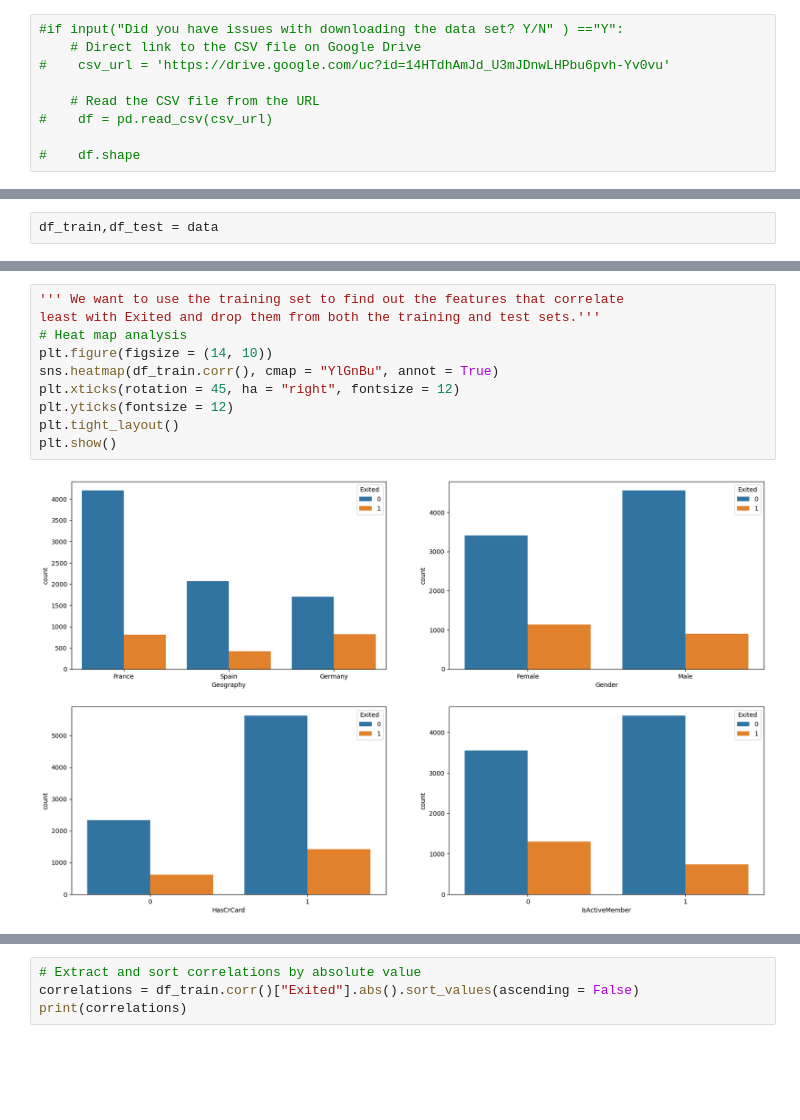
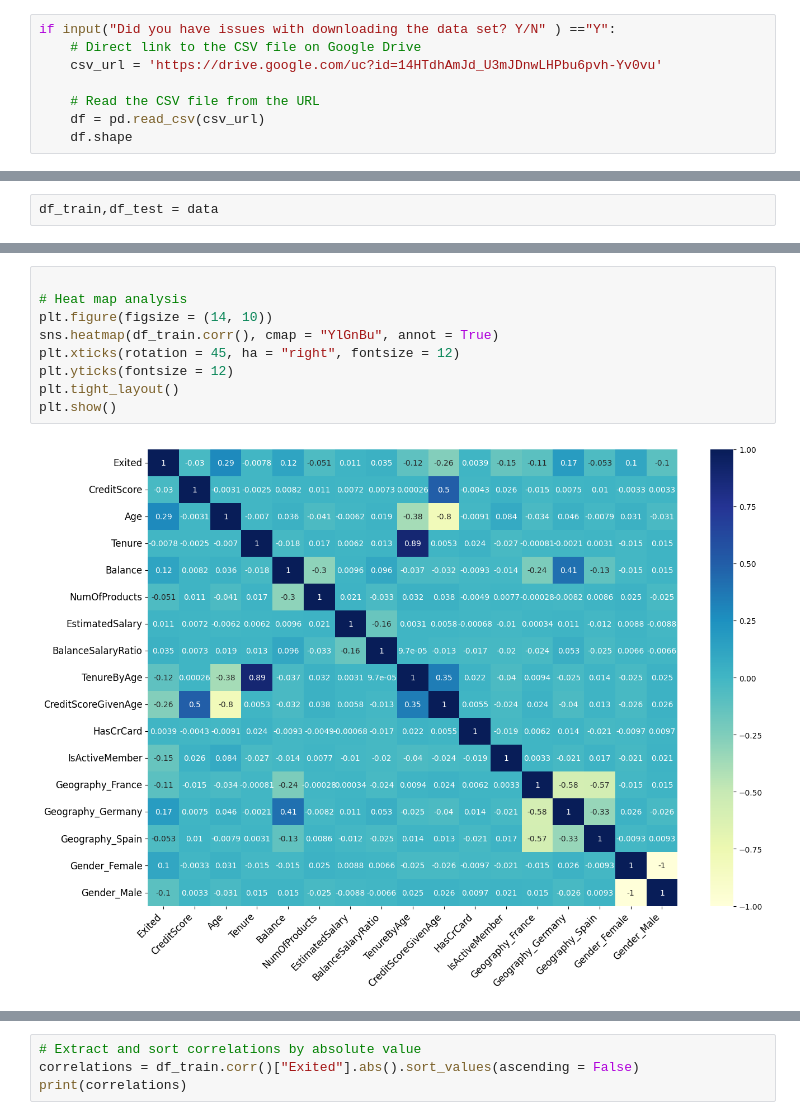
Before and after one commit to djjjones6/Group_Assessment_1, a Jupyter notebook: 02-Pre-Processing/EDA_and_Processing.ipynb, the cells around one changed output, grey strips where cells are left out. Cells and saved outputs as stored; diff of their text form; blank space fills up the shorter version.

```diff
--- a/02-Pre-Processing/EDA_and_Processing.ipynb
+++ b/02-Pre-Processing/EDA_and_Processing.ipynb
@@ -37,14 +52,13 @@ with open('../data/churn_data.pickle', 'rb') as f:
 # %% [markdown]
 ### Alternatively, you may run this code
 # %%
-#if input("Did you have issues with downloading the data set? Y/N" ) =="Y":
+if input("Did you have issues with downloading the data set? Y/N" ) =="Y":
     # Direct link to the CSV file on Google Drive
-#    csv_url = 'https://drive.google.com/uc?id=14HTdhAmJd_U3mJDnwLHPbu6pvh-Yv0vu'
+    csv_url = 'https://drive.google.com/uc?id=14HTdhAmJd_U3mJDnwLHPbu6pvh-Yv0vu'
 
     # Read the CSV file from the URL
-#    df = pd.read_csv(csv_url)
-
-#    df.shape
+    df = pd.read_csv(csv_url)
+    df.shape
 # %% [markdown]
 The DataFrame has 10000 rows with 14 attributes. We continue to identify what attributes will be necessary and what data manipulation needs to be carried out before Exploratory analysis and prediction modelling can be done.
 # %% [markdown]
@@ -337,12 +380,11 @@ df_train,df_test = data
 # %%
-''' We want to use the training set to find out the features that correlate
-least with Exited and drop them from both the training and test sets.'''
+
 # Heat map analysis
 plt.figure(figsize = (14, 10))
 sns.heatmap(df_train.corr(), cmap = "YlGnBu", annot = True)
 plt.xticks(rotation = 45, ha = "right", fontsize = 12)
 plt.yticks(fontsize = 12)
 plt.tight_layout()
 plt.show()
 # %% [output]
-[figure, old version]
+[figure, new version]
```
Also changed, not shown: parts of 26 cells of this notebook, 2 other files.
